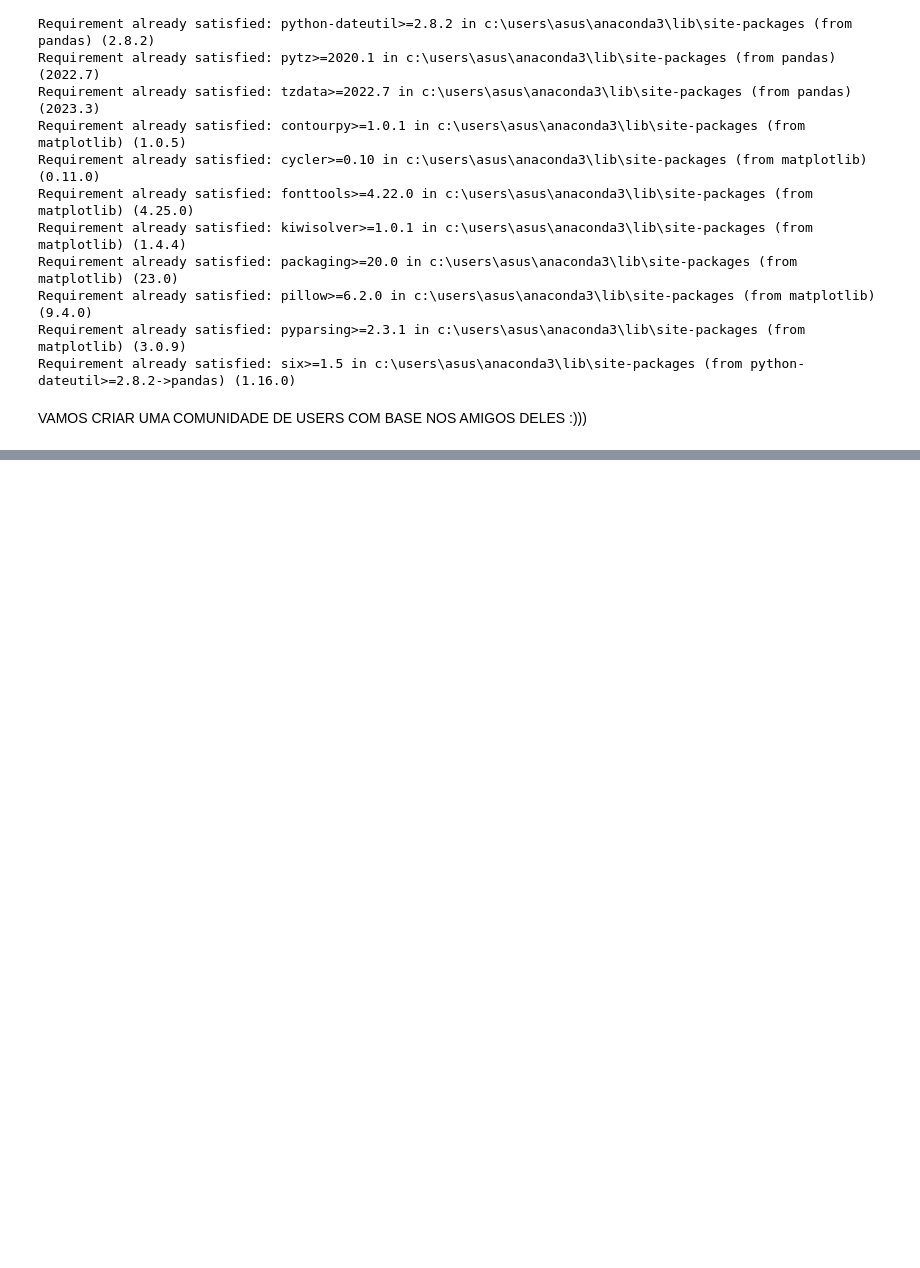
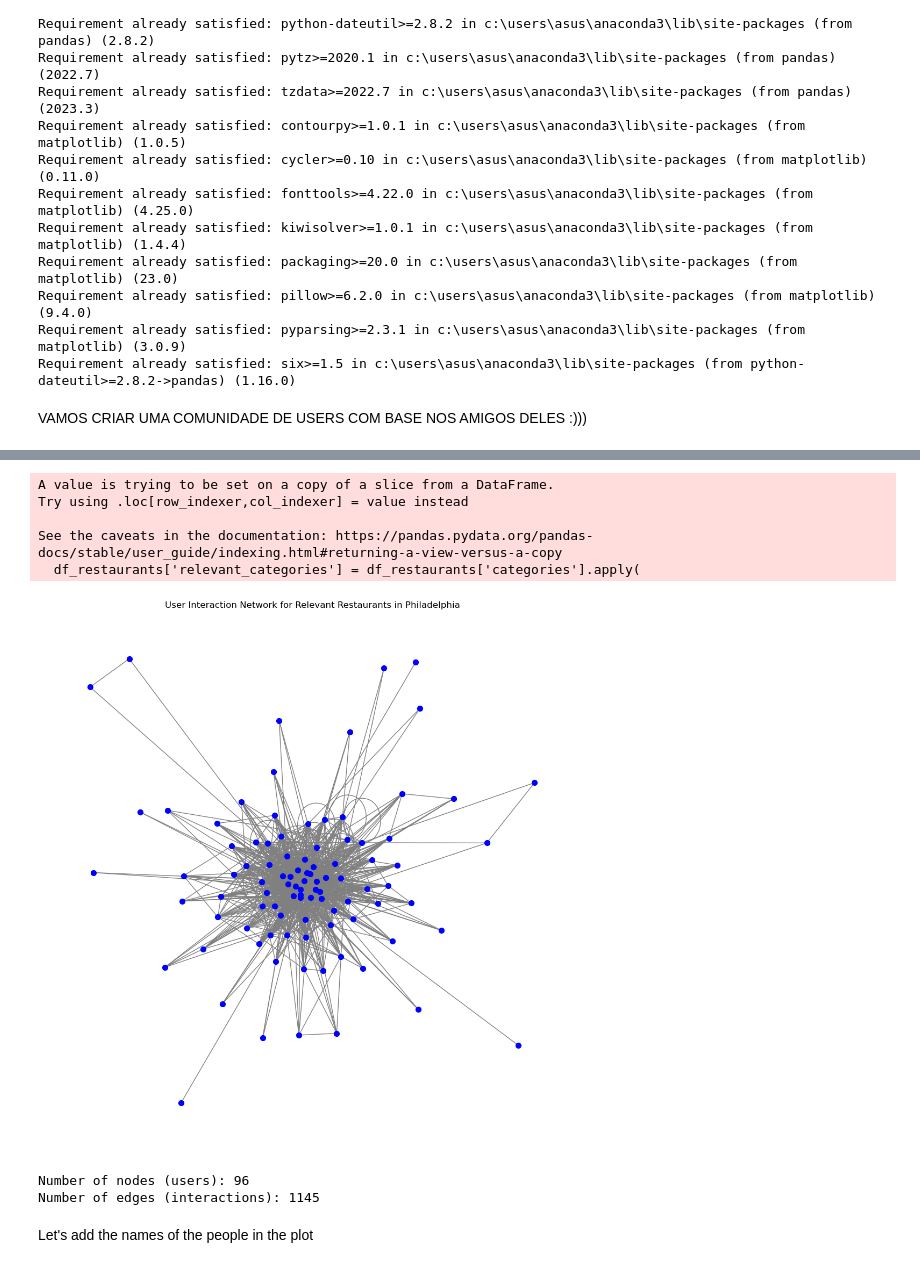
Before and after one commit to larasneves/ComplexDataAnalysis, a Jupyter notebook: Part 2 Social Network Forecasting/exploration_Lara_users_and_friends.ipynb, the cells around one changed output, grey strips where cells are left out. Cells and saved outputs as stored; diff of their text form; code cells hidden in the pictures; blank space fills up the shorter version.

```diff
--- a/Part 2 Social Network Forecasting/exploration_Lara_users_and_friends.ipynb
+++ b/Part 2 Social Network Forecasting/exploration_Lara_users_and_friends.ipynb
@@ -98,6 +77,65 @@ import networkx as nx
 import pandas as pd
 from community import community_louvain
 import matplotlib.pyplot as plt
+# %%
+# Define relevant categories
+relevant_categories = {
+    'American (Traditional)', 'Italian', 'Mexican', 'Chinese', 'Indian',
+    'Japanese', 'Cafes', 'Bakeries', 'Mediterranean', 'Fast Food',
+    'Buffets', 'Food Trucks', 'Bars', 'Pubs', 'Steakhouses', 'Sushi Bars',
+    'Breakfast & Brunch', 'Sandwiches', 'Pizza', 'Seafood',
+    'Cocktail Bars', 'Ice Cream & Frozen Yogurt', 'Coffee & Tea',
+    'Desserts', 'Barbeque', 'Food Stands', 'Homemade', 'Street Food', 'Bistro',
+    'Sustainable Restaurants'
+}
+
+df_restaurants = df_business[
+    (df_business['city'] == 'Philadelphia') &
+    (df_business['categories'].str.contains('Restaurants', na=False))
+]
+
+df_restaurants['relevant_categories'] = df_restaurants['categories'].apply(
+    lambda x: [cat for cat in x.split(', ') if cat in relevant_categories]
+)
+
+df_restaurants = df_restaurants[df_restaurants['relevant_categories'].str.len() > 0]
+
+df_filtered_reviews = pd.merge(df_review, df_restaurants, on='business_id', how='inner')
+
+# Limit
+first_users = df_filtered_reviews['user_id'].unique()[:100]
+df_filtered_reviews = df_filtered_reviews[df_filtered_reviews['user_id'].isin(first_users)]
+
+G = nx.Graph()
+
+for business_id, group in df_filtered_reviews.groupby('business_id'):
+    users = group['user_id'].tolist()
+    # Add edges between users who reviewed the same business using combinations
+    for user1, user2 in combinations(users, 2):
+        if G.has_edge(user1, user2):
+            G[user1][user2]['weight'] += 1
+        else:
+            G.add_edge(user1, user2, weight=1)
+
+plt.figure(figsize=(10, 10))
+pos = nx.spring_layout(G, k=0.1)  # Force-directed layout
+nx.draw(G, pos, with_labels=False, node_size=50, node_color='blue', edge_color='gray')
+plt.title("User Interaction Network for Relevant Restaurants in Philadelphia")
+plt.show()
+
+print("Number of nodes (users):", G.number_of_nodes())
+print("Number of edges (interactions):", G.number_of_edges())
+# %% [output]
+A value is trying to be set on a copy of a slice from a DataFrame.
+Try using .loc[row_indexer,col_indexer] = value instead
+
+See the caveats in the documentation: https://pandas.pydata.org/pandas-docs/stable/user_guide/indexing.html#returning-a-view-versus-a-copy
+  df_restaurants['relevant_categories'] = df_restaurants['categories'].apply(
+[figure, added]
+Number of nodes (users): 96
+Number of edges (interactions): 1145
+# %% [markdown]
+Let's add the names of the people in the plot
 # %%
 import pandas as pd
 import networkx as nx
```
Also changed, not shown: parts of 9 cells of this notebook.
